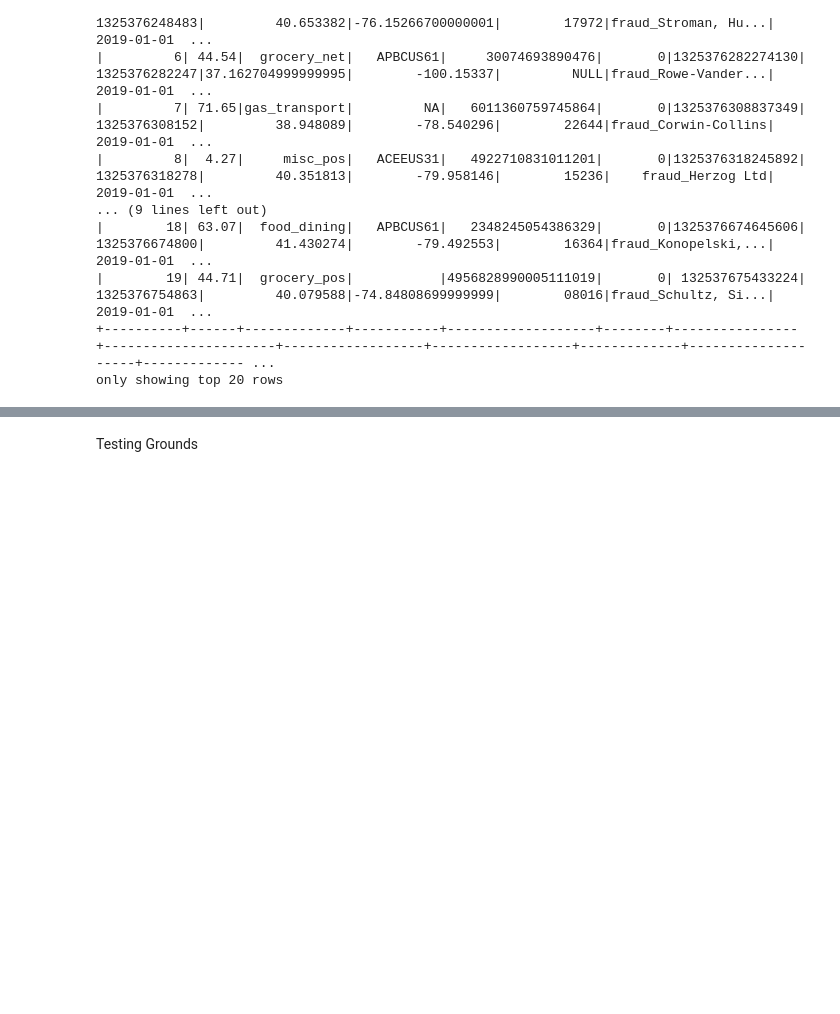
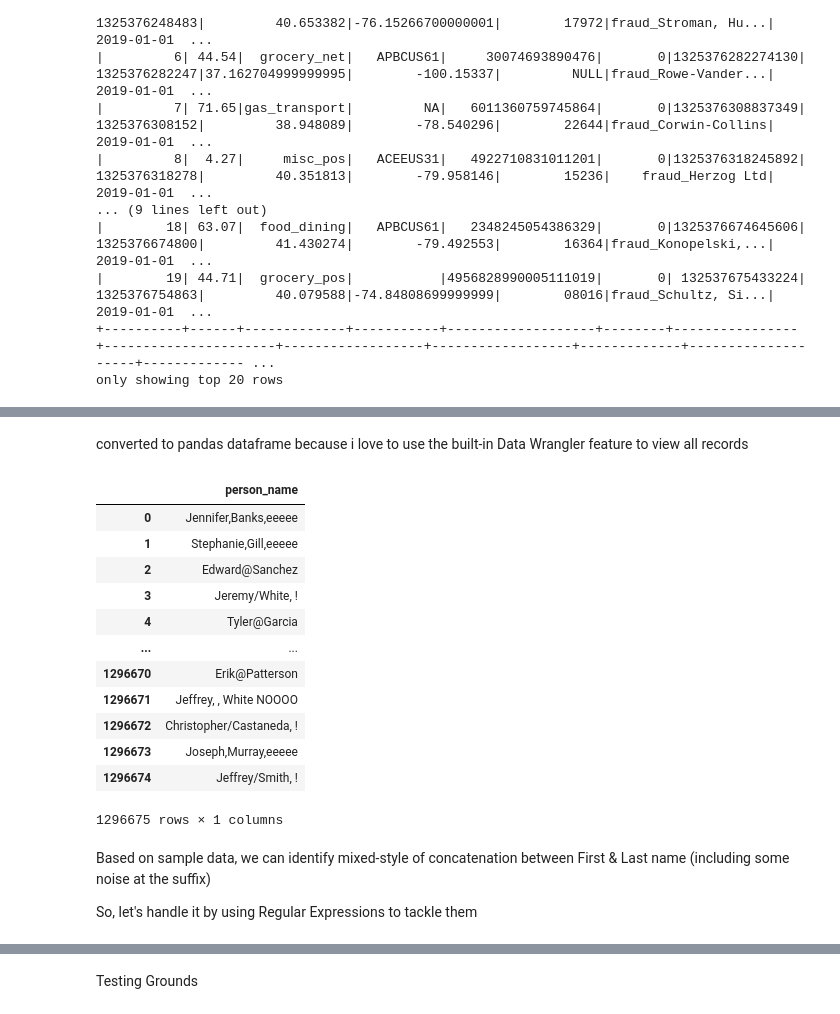
Before and after one commit to maeltwosinggit/PayNet-Assessment, a Jupyter notebook: assessment.ipynb, the cells around one changed output, grey strips where cells are left out. Saved outputs shown, nothing was run; the diff lists cells and outputs as text; code cells hidden in the pictures; blank space fills up the shorter version.

```diff
--- a/assessment.ipynb
+++ b/assessment.ipynb
@@ -158 +206,25 @@ Let's go to the Data Cleaning Part
+# %% [markdown]
+converted to pandas dataframe because i love to use the built-in Data Wrangler feature to view all records
+# %%
+# converted to pandas dataframe because i love to use the built-in Data Wrangler feature to view all records
+df_pd = df.select("person_name").toPandas()
+df_pd
+# %% [output]
+|  | person_name |
+| 0 | Jennifer,Banks,eeeee |
+| 1 | Stephanie,Gill,eeeee |
+| 2 | Edward@Sanchez |
+| 3 | Jeremy/White, ! |
+| 4 | Tyler@Garcia |
+| ... | ... |
+| 1296670 | Erik@Patterson |
+| 1296671 | Jeffrey, , White NOOOO |
+| 1296672 | Christopher/Castaneda, ! |
+| 1296673 | Joseph,Murray,eeeee |
+| 1296674 | Jeffrey/Smith, ! |
+1296675 rows × 1 columns
+# %% [markdown]
+Based on sample data, we can identify mixed-style of concatenation between First & Last name (including some noise at the suffix)
+
+So, let's handle it by using Regular Expressions to tackle them
 # %%
```
Also changed, not shown: parts of 36 cells of this notebook, 13 other files.
